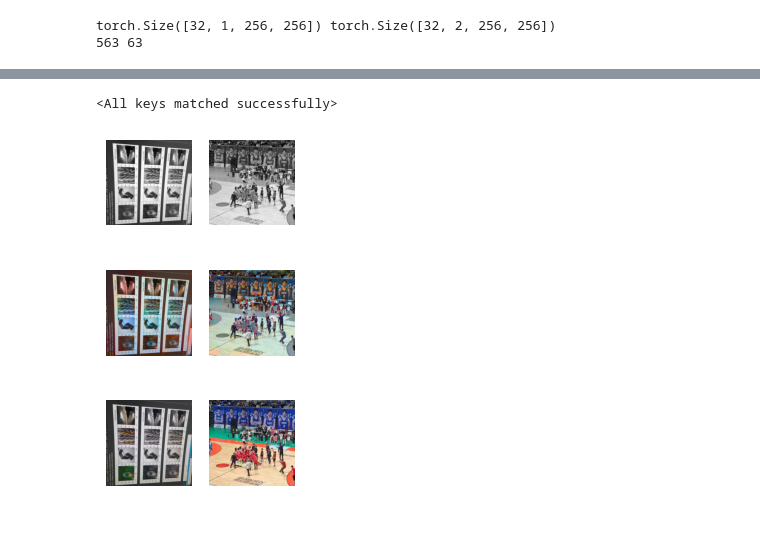
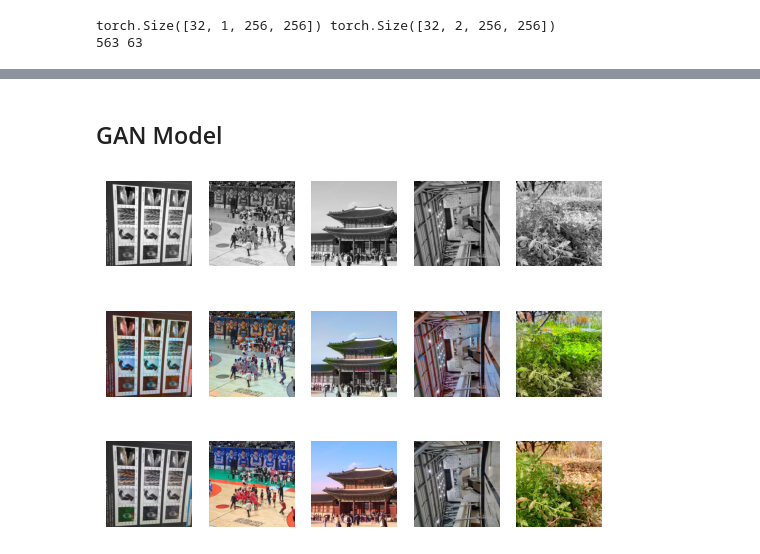
Before and after one commit to woosukqw12/Colorization_pytorch, a Jupyter notebook: 1206.ipynb, the cells around one changed output, grey strips where cells are left out. Drawn from its saved outputs; the diff is of its cells as text; code cells hidden in the pictures; blank space fills up the shorter version.

```diff
--- a/1206.ipynb
+++ b/1206.ipynb
@@ -275,5 +373,5 @@ torch.Size([32, 1, 256, 256]) torch.Size([32, 2, 256, 256])
 # %%
-net_G = build_fastai_model(in_channels=1, out_channels=2, image_shape=(SIZE,SIZE))
+net_G = build_fastai_model(in_channels=1, out_channels=2, image_shape=(config.size,config.size))
 opt = torch.optim.Adam(net_G.parameters(), lr=1e-4)
 criterion = nn.L1Loss()
 pretrain_generator(net_G, train_dl, opt, criterion, 20)
@@ -359,3 +406,5 @@ def predict(model, dataloader_test, device, num_batches=4):
+# %% [markdown]
+## GAN Model
 # %%
 class Discriminator(nn.Module):
     def __init__(self):
@@ -482,24 +532,47 @@ class MainModel(nn.Module):
+# %%
+net_G = build_fastai_model(1, 2, (256, 256))
+net_G.load_state_dict(torch.load("pretrained_res18-unet2.pt", map_location=device))
+model = MainModel(net_G=net_G)
+train_model(model, train_dl, 20)
+# train_model(model, train_dl, 20)
+try:
+    model.load_state_dict(torch.load("gan.pt",  map_location=device))
+    print("[gan.pt] loaded.")
+except:
+    print("train start.")
+    train_model(model, train_dl, 20)
 # %%
-def visualize(model, data, save=True):
-    model.net_G.eval()
-    with torch.no_grad():
-        model.setup_input(data)
-        model.forward()
+model.net_G.eval()
+paths= [
+    "/home/nol/woosuk/addColorToImg/images/test1.jpeg",
+    "/home/nol/woosuk/addColorToImg/images/test2.jpeg",
+    "/home/nol/woosuk/addColorToImg/images/test3.jpeg",
+    "/home/nol/woosuk/addColorToImg/images/test4.jpeg",
+    "/home/nol/woosuk/addColorToImg/images/test5.jpeg"
+]
+my_photo_dl = make_dataloaders(batch_size=len(paths), paths=paths, split='val')
+with torch.no_grad():
+    data = next(iter(my_photo_dl))
+    model.setup_input(data)
+    model.forward()
     model.net_G.train()
     fake_color = model.fake_color.detach()
     real_color = model.ab
     L = model.L
     fake_imgs = lab_to_rgb(L, fake_color)
     real_imgs = lab_to_rgb(L, real_color)
-    fig = plt.figure(figsize=(15, 8))
-    for i in range(5):
+    # print(fake_imgs)
+    it = min(5, len(paths))
+    for i in range(it):
         ax = plt.subplot(3, 5, i + 1)
         ax.imshow(L[i][0].cpu(), cmap='gray')
         ax.axis("off")
         ax = plt.subplot(3, 5, i + 1 + 5)
         ax.imshow(fake_imgs[i])
         ax.axis("off")
         ax = plt.subplot(3, 5, i + 1 + 10)
         ax.imshow(real_imgs[i])
         ax.axis("off")
     plt.show()
+# %% [output]
+[figure, added]
@@ -546,42 +579,3 @@ train_model(model, train_dl, 20)
-# %%
-net_G = build_fastai_model(1, 2, (256, 256))
-net_G.load_state_dict(torch.load("pretrained_res18-unet2.pt", map_location=device))
-model = MainModel(net_G=net_G)
-model.load_state_dict(torch.load("gan.pt",  map_location=device))
-# %% [output]
-<All keys matched successfully>
-# %%
-model.net_G.eval()
-paths= [
-    "/home/nol/woosuk/addColorToImg/images/test1.jpeg",
-    "/home/nol/woosuk/addColorToImg/images/test2.jpeg"
-]
-my_photo_dl = make_dataloaders(batch_size=len(paths), paths=paths, split='val')
-with torch.no_grad():
-    data = next(iter(my_photo_dl))
-    model.setup_input(data)
-    model.forward()
-    model.net_G.train()
-    fake_color = model.fake_color.detach()
-    real_color = model.ab
-    L = model.L
-    fake_imgs = lab_to_rgb(L, fake_color)
-    real_imgs = lab_to_rgb(L, real_color)
-    # print(fake_imgs)
-    it = min(5, len(paths))
-    for i in range(it):
-        ax = plt.subplot(3, 2, i + 1)
-        ax.imshow(L[i][0].cpu(), cmap='gray')
-        ax.axis("off")
-        ax = plt.subplot(3, 2, i + 1 + 5)
-        ax.imshow(fake_imgs[i])
-        ax.axis("off")
-        ax = plt.subplot(3, 2, i + 1 + 10)
-        ax.imshow(real_imgs[i])
-        ax.axis("off")
-    plt.show()
-# %% [output]
-[figure, removed]
 # %%
 
 ds_test = make_dataloaders(paths=test_paths, split='val')
```
Also changed, not shown: parts of 18 cells of this notebook, 17 other files.
